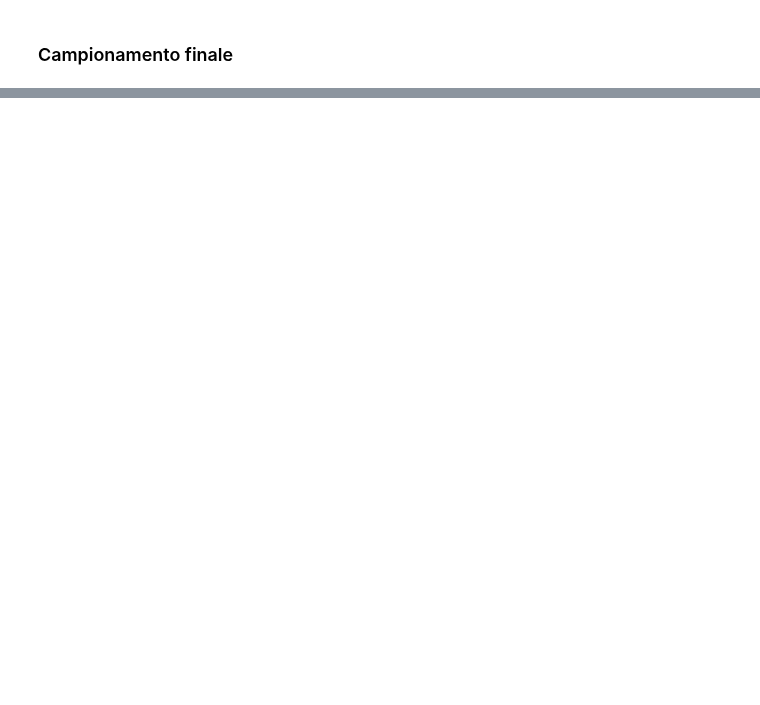
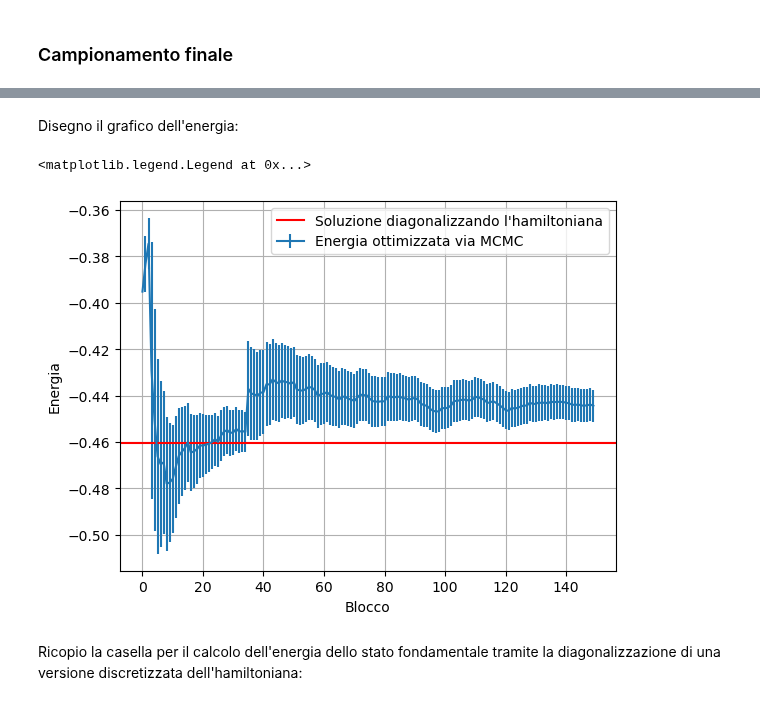
Before and after one commit to eliasteve/labsimnumerica, a Jupyter notebook: LSN_08/LSN_08.ipynb, the cells around one changed output, grey strips where cells are left out. Saved outputs shown, nothing was run; the diff lists cells and outputs as text; code cells hidden in the pictures; blank space fills up the shorter version.

```diff
--- a/LSN_08/LSN_08.ipynb
+++ b/LSN_08/LSN_08.ipynb
@@ -232,9 +274,20 @@ print(mean, "±", error)
+# %%
+means, errors = np.loadtxt("final_energy.dat", skiprows=1, unpack=True)
+# %% [markdown]
+Disegno il grafico dell'energia:
 # %%
-xs = np.arange(len(block_Es))
-plt.errorbar(xs, means, yerr = errors, label="MCMC optimized energy")
-plt.axhline(-0.460465879692715, color="red", label="matrix calculation solution")
+xs = np.arange(len(means))
+plt.errorbar(xs, means, yerr = errors, label="Energia ottimizzata via MCMC")
+plt.axhline(-0.460465879692715, color="red", label="Soluzione diagonalizzando l'hamiltoniana")
 plt.grid(True)
+plt.xlabel("Blocco")
+plt.ylabel("Energia")
 plt.legend()
+# %% [output]
+<matplotlib.legend.Legend at 0x...>
+[figure, added]
+# %% [markdown]
+Ricopio la casella per il calcolo dell'energia dello stato fondamentale tramite la diagonalizzazione di una versione discretizzata dell'hamiltoniana:
 # %%
 def Vpot(x):
     return (x**2 - 2.5)*x**2
```
Also changed, not shown: parts of 29 cells of this notebook, 8 other files.
